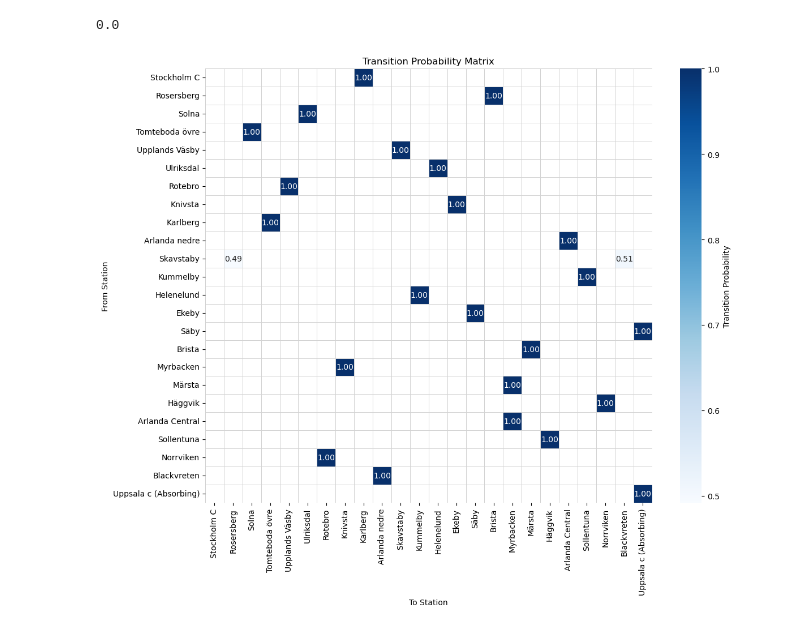
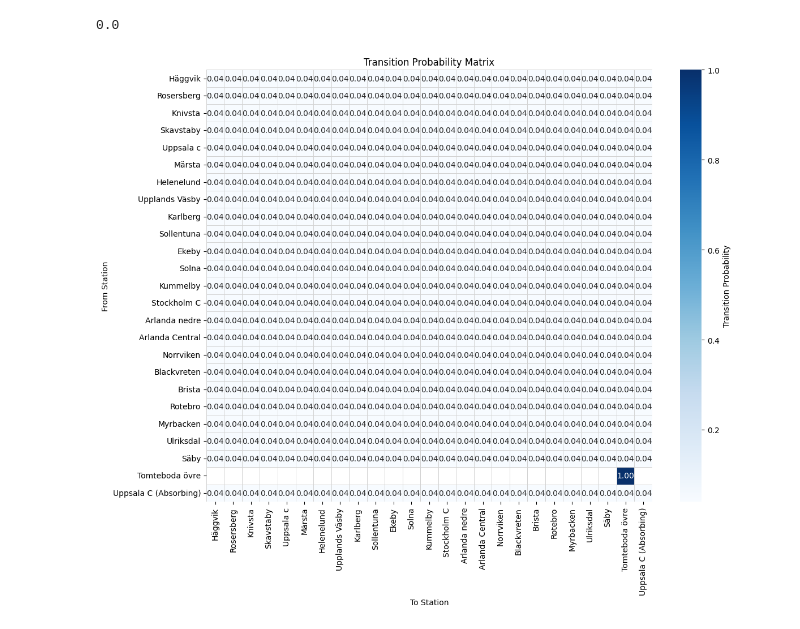
Before and after one commit to eranganana/Railway_Network_RSP, a Jupyter notebook: main_v2.ipynb, the cells around one changed output. Cells and saved outputs as stored; diff of their text form; code cells hidden in the pictures.

Commit message:
Find unique paths

```diff
--- a/main_v2.ipynb
+++ b/main_v2.ipynb
@@ -7,10 +7,9 @@ import seaborn as sns
 from scipy.sparse import csr_matrix
 from scipy.sparse.linalg import spsolve
 # %%
-df_month_data = pd.read_csv("Cst_to_U.csv",index_col=False,encoding="utf-8")
-alpha = 0.9
-# destination = 'Malmö Godsbangård'
-destination = 'Uppsala c'
+df_month_data = pd.read_csv("acm_to_blg_corrected_delays.csv",index_col=False,encoding="utf-8")
+alpha = 0.5
+destination = 'Borlänge c'
 # %%
 def create_adjacency_matrix(df, destination_station=None):
     """
@@ -98,7 +97,7 @@ def create_delay_adjacency_matrix(df, adjacency_matrix, destination_station):
     stations = adjacency_matrix.index.tolist()
 
     init_delay_matrix = np.full((len(stations), len(stations)), np.inf)
-    # np.fill_diagonal(init_delay_matrix, 10)
+    #np.fill_diagonal(init_delay_matrix, 100)
     # Create empty delay matrix with same dimensions as adjacency matrix
     delay_matrix = pd.DataFrame(init_delay_matrix,
                                index=stations, columns=stations)
@@ -132,7 +131,7 @@ def create_delay_adjacency_matrix(df, adjacency_matrix, destination_station):
         if not destination_travels.empty:
             # Calculate average delay for this connection to destination
             df_filtered_travels = destination_travels[destination_travels['AvgFörsening'] > alpha]
-            avg_delay = df_filtered_travels['AvgFörsening'].mean()
+            avg_delay = destination_travels['AvgFörsening'].mean()
             delay_vector[station] = avg_delay
 
     return delay_matrix, delay_vector
@@ -222,7 +238,7 @@ import numpy as np
 from scipy.sparse import csr_matrix, eye
 from scipy.sparse.linalg import eigsh, spsolve
 
-def randomized_shortest_path_akamatsu(cost_matrix, source, destination, theta=1, max_iter=1000, tol=1e-6):
+def randomized_shortest_path_akamatsu(cost_matrix, source, destination, theta=1, max_iter=100000, tol=1e-6):
 
     n = cost_matrix.shape[0]
     W = np.exp(-theta * cost_matrix)
@@ -402,24 +397,25 @@ pd.DataFrame(transition_probabilities)
 # %%
-transition_probabilities=randomized_shortest_path_akamatsu(cost_matrix, 0, 23, 0.01)
+transition_probabilities=randomized_shortest_path_akamatsu(cost_matrix, 0, 23,100
+                                                           )
 df_transition= pd.DataFrame(transition_probabilities)
 df_transition.columns = all_stations + [destination]
 df_transition.index = all_stations + [destination]
 df_transition = df_transition.rename(index={destination: destination + ' (Absorbing)'})
 df_transition = df_transition.rename(columns={destination: destination + ' (Absorbing)'})
 
 df_transition = df_transition.replace(0, np.nan)  # Replace 0 with NaN for better visualization
 plt.figure(figsize=(12, 10))
 
 sns.heatmap(df_transition, cmap='Blues', annot=True, fmt=".2f",
             linewidths=0.5, linecolor='lightgray', cbar_kws={'label': 'Transition Probability'})
 
 plt.title('Transition Probability Matrix')
 plt.xlabel('To Station')
 plt.ylabel('From Station')
 plt.xticks(rotation=90)
 plt.yticks(rotation=0)
 plt.tight_layout()
 plt.show()
 # %% [output]
 0.0
-[figure, old version]
+[figure, new version]
```
Also changed, not shown: parts of 7 cells of this notebook, 5 other files.
